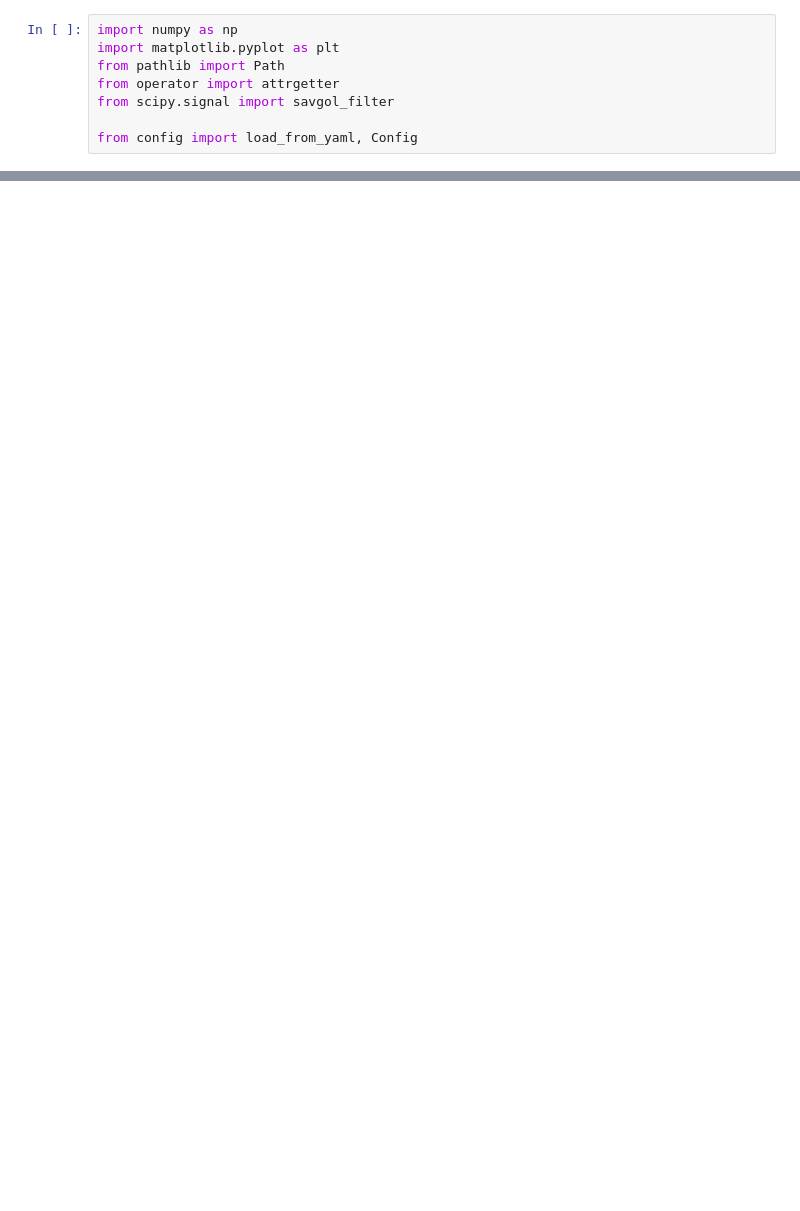
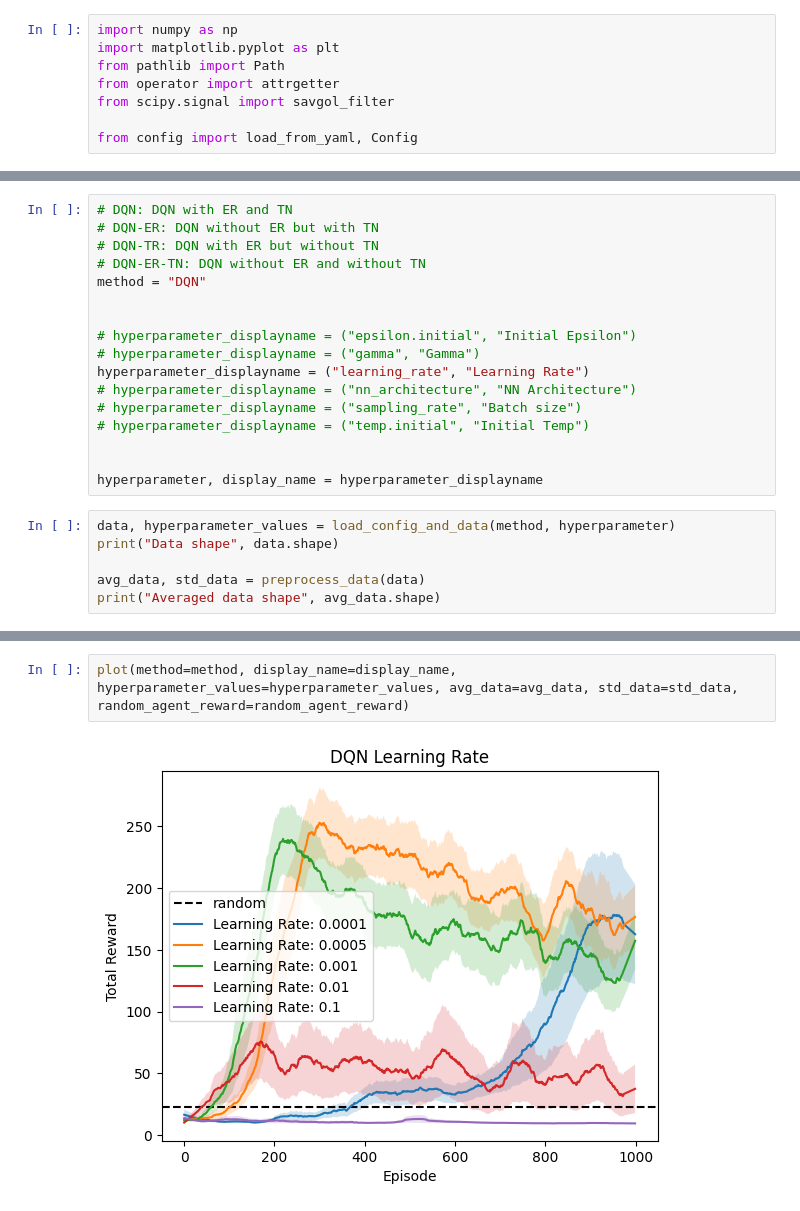
Before and after one commit to tomanci/RL_A2, a Jupyter notebook: plotting.ipynb, the cells around one changed output, grey strips where cells are left out. Drawn from its saved outputs; the diff is of its cells as text; blank space fills up the shorter version.

```diff
--- a/plotting.ipynb
+++ b/plotting.ipynb
@@ -104,0 +96,23 @@ fig.savefig(fig_path,dpi=300)
+# %%
+# DQN: DQN with ER and TN
+# DQN-ER: DQN without ER but with TN
+# DQN-TR: DQN with ER but without TN
+# DQN-ER-TN: DQN without ER and without TN
+method = "DQN"
+
+
+# hyperparameter_displayname = ("epsilon.initial", "Initial Epsilon")
+# hyperparameter_displayname = ("gamma", "Gamma")
+hyperparameter_displayname = ("learning_rate", "Learning Rate")
+# hyperparameter_displayname = ("nn_architecture", "NN Architecture")
+# hyperparameter_displayname = ("sampling_rate", "Batch size")
+# hyperparameter_displayname = ("temp.initial", "Initial Temp")
+
+
+hyperparameter, display_name = hyperparameter_displayname
+# %%
+data, hyperparameter_values = load_config_and_data(method, hyperparameter)
+print("Data shape", data.shape)
+
+avg_data, std_data = preprocess_data(data)
+print("Averaged data shape", avg_data.shape)
@@ -104,0 +132,4 @@ fig.savefig(fig_path,dpi=300)
+# %%
+plot(method=method, display_name=display_name, hyperparameter_values=hyperparameter_values, avg_data=avg_data, std_data=std_data, random_agent_reward=random_agent_reward)
+# %% [output]
+[figure, added]
```
Also changed, not shown: parts of 10 cells of this notebook, 1 other file.
